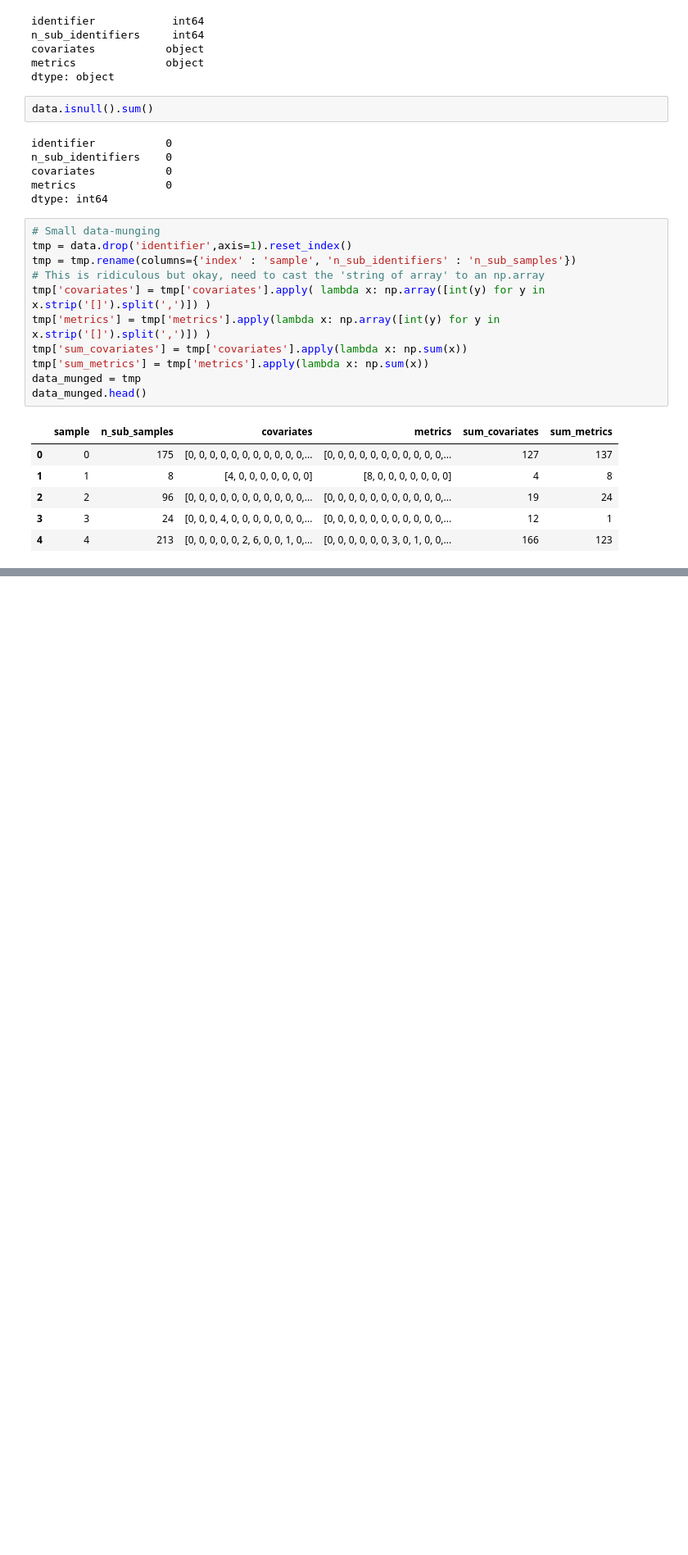
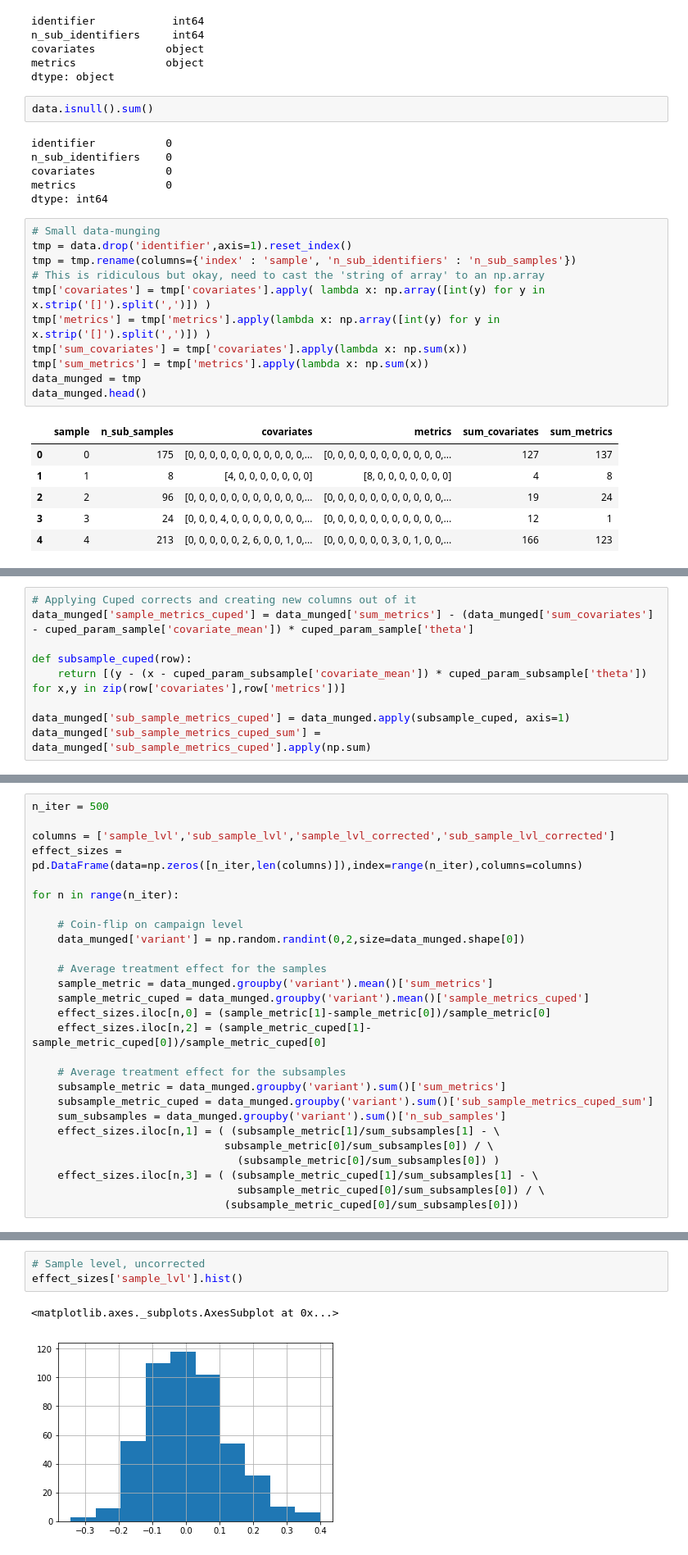
Before and after one commit to jrnhofman/Miscellaneous, a Jupyter notebook: experimentation_effect_sizes/experimentation_effect_sizes.ipynb, the cells around one changed output, grey strips where cells are left out. Shown: that part at 82% size. Cells and saved outputs as stored; diff of their text form; blank space fills up the shorter version.

Commit message:
Finished the analysis of treatment effects, without the hoped result unfortunately. It doesn't seem to matter whether to evaluate on the sub-unit level or the unit level with a unit level split.

```diff
--- a/experimentation_effect_sizes/experimentation_effect_sizes.ipynb
+++ b/experimentation_effect_sizes/experimentation_effect_sizes.ipynb
@@ -69,0 +94,9 @@ data_munged.head()
+# %%
+# Applying Cuped corrects and creating new columns out of it
+data_munged['sample_metrics_cuped'] = data_munged['sum_metrics'] - (data_munged['sum_covariates'] - cuped_param_sample['covariate_mean']) * cuped_param_sample['theta']
+
+def subsample_cuped(row):
+    return [(y - (x - cuped_param_subsample['covariate_mean']) * cuped_param_subsample['theta']) for x,y in zip(row['covariates'],row['metrics'])]
+
+data_munged['sub_sample_metrics_cuped'] = data_munged.apply(subsample_cuped, axis=1)
+data_munged['sub_sample_metrics_cuped_sum'] = data_munged['sub_sample_metrics_cuped'].apply(np.sum)
@@ -69,0 +112,27 @@ data_munged.head()
+# %%
+n_iter = 500
+
+columns = ['sample_lvl','sub_sample_lvl','sample_lvl_corrected','sub_sample_lvl_corrected']
+effect_sizes = pd.DataFrame(data=np.zeros([n_iter,len(columns)]),index=range(n_iter),columns=columns)
+
+for n in range(n_iter):
+
+    # Coin-flip on campaign level
+    data_munged['variant'] = np.random.randint(0,2,size=data_munged.shape[0])
+
+    # Average treatment effect for the samples
+    sample_metric = data_munged.groupby('variant').mean()['sum_metrics']
+    sample_metric_cuped = data_munged.groupby('variant').mean()['sample_metrics_cuped']
+    effect_sizes.iloc[n,0] = (sample_metric[1]-sample_metric[0])/sample_metric[0]
+    effect_sizes.iloc[n,2] = (sample_metric_cuped[1]-sample_metric_cuped[0])/sample_metric_cuped[0]
+
+    # Average treatment effect for the subsamples
+    subsample_metric = data_munged.groupby('variant').sum()['sum_metrics']
+    subsample_metric_cuped = data_munged.groupby('variant').sum()['sub_sample_metrics_cuped_sum']
+    sum_subsamples = data_munged.groupby('variant').sum()['n_sub_samples']
+    effect_sizes.iloc[n,1] = ( (subsample_metric[1]/sum_subsamples[1] - \
+                              subsample_metric[0]/sum_subsamples[0]) / \
+                                (subsample_metric[0]/sum_subsamples[0]) )
+    effect_sizes.iloc[n,3] = ( (subsample_metric_cuped[1]/sum_subsamples[1] - \
+                                subsample_metric_cuped[0]/sum_subsamples[0]) / \
+                              (subsample_metric_cuped[0]/sum_subsamples[0]))
@@ -69,0 +148,6 @@ data_munged.head()
+# %%
+# Sample level, uncorrected
+effect_sizes['sample_lvl'].hist()
+# %% [output]
+<matplotlib.axes._subplots.AxesSubplot at 0x...>
+[figure, added]
```
Also changed, not shown: parts of 8 cells of this notebook.
